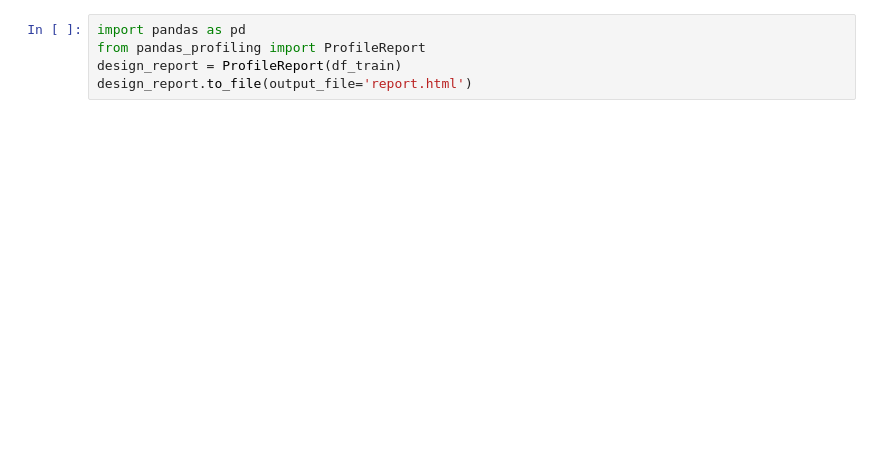
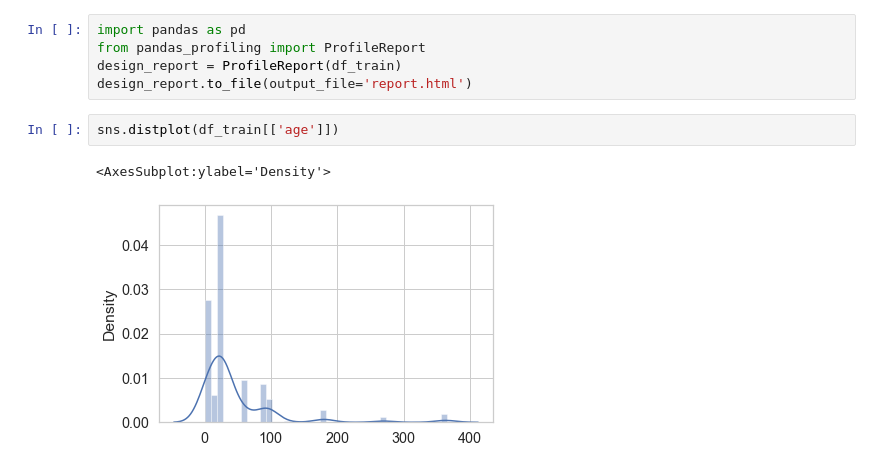
Before and after one commit to Karunakarbugide/CONCRETE-COMPRESSIVE-STRENGHT-PREDICTION, a Jupyter notebook: CONCRETE_COMPRESSIVE_STRENGHT_PREDICTION.ipynb, the cells around one changed output. Cells and saved outputs as stored; diff of their text form; blank space fills up the shorter version.

```diff
--- a/CONCRETE_COMPRESSIVE_STRENGHT_PREDICTION.ipynb
+++ b/CONCRETE_COMPRESSIVE_STRENGHT_PREDICTION.ipynb
@@ -44,3 +75,8 @@ import pandas as pd
 from pandas_profiling import ProfileReport
 design_report = ProfileReport(df_train)
 design_report.to_file(output_file='report.html')
+# %%
+sns.distplot(df_train[['age']])
+# %% [output]
+<AxesSubplot:ylabel='Density'>
+[figure, added]
```
Also changed, not shown: parts of 25 cells of this notebook, 2 other files.
